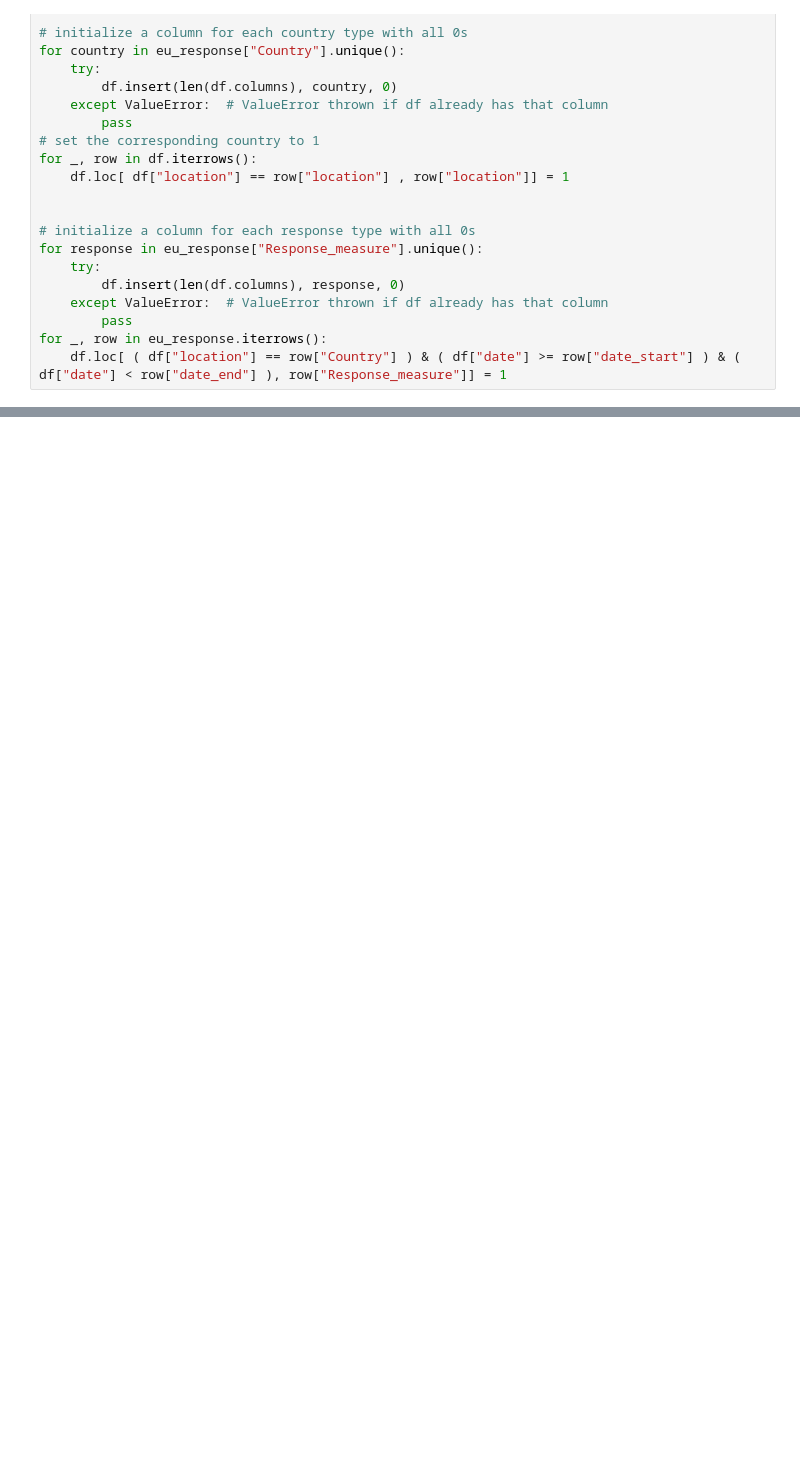
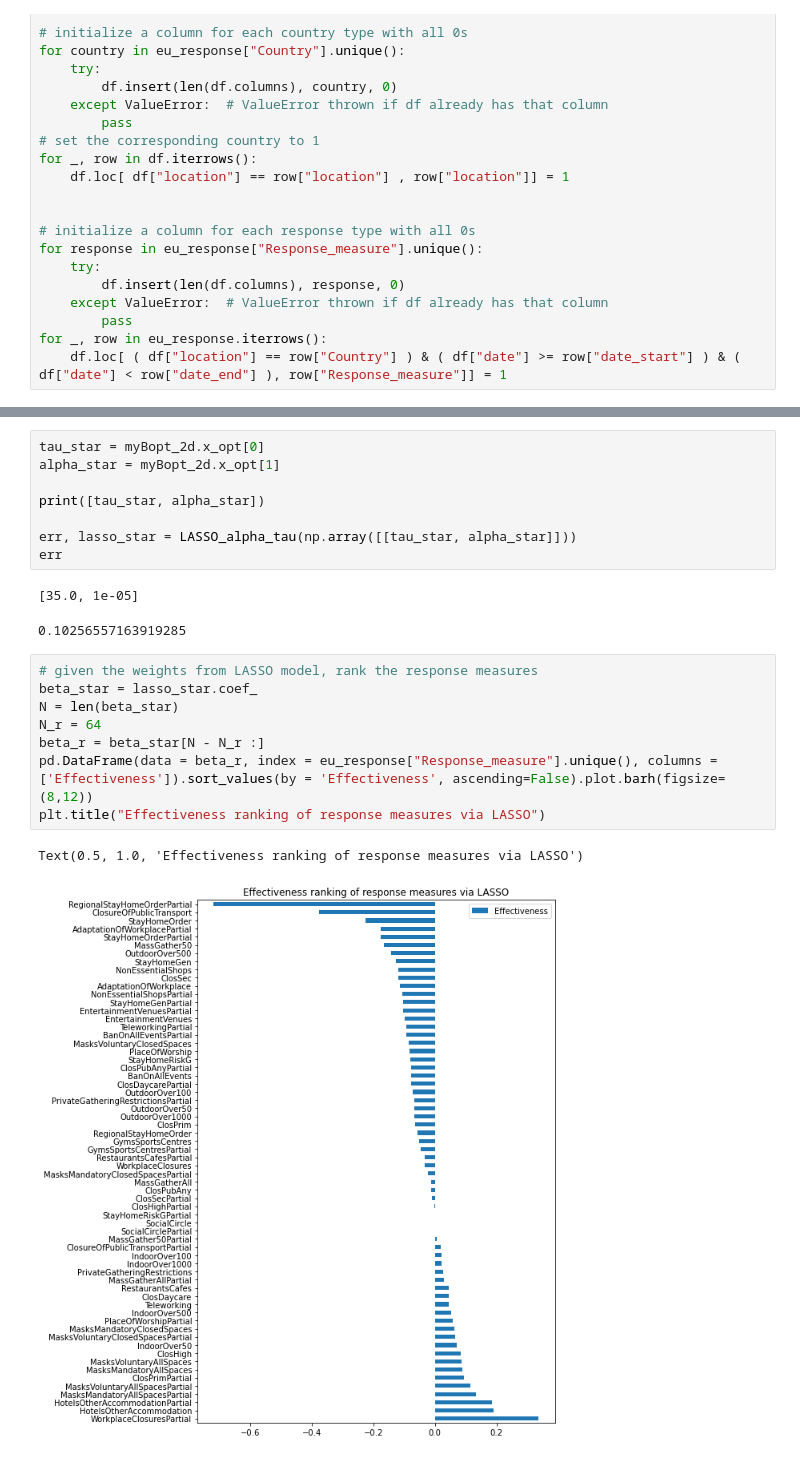
Before and after one commit to evilpegasus/datathon-spring-2021, a Jupyter notebook: LASSO.ipynb, the cells around one changed output, grey strips where cells are left out. Drawn from its saved outputs; the diff is of its cells as text; blank space fills up the shorter version.

```diff
--- a/LASSO.ipynb
+++ b/LASSO.ipynb
@@ -170 +123,23 @@ for tau in range(0,TAU_RANGE):
+# %%
+tau_star = myBopt_2d.x_opt[0]
+alpha_star = myBopt_2d.x_opt[1]
+
+print([tau_star, alpha_star])
+
+err, lasso_star = LASSO_alpha_tau(np.array([[tau_star, alpha_star]]))
+err
+# %% [output]
+[35.0, 1e-05]
+0.10256557163919285
+# %%
+# given the weights from LASSO model, rank the response measures
+beta_star = lasso_star.coef_
+N = len(beta_star)
+N_r = 64
+beta_r = beta_star[N - N_r :]
+pd.DataFrame(data = beta_r, index = eu_response["Response_measure"].unique(), columns = ['Effectiveness']).sort_values(by = 'Effectiveness', ascending=False).plot.barh(figsize=(8,12))
+plt.title("Effectiveness ranking of response measures via LASSO")
+# %% [output]
+Text(0.5, 1.0, 'Effectiveness ranking of response measures via LASSO')
+[figure, added]
 # %%
```
Also changed, not shown: parts of 24 cells of this notebook.
